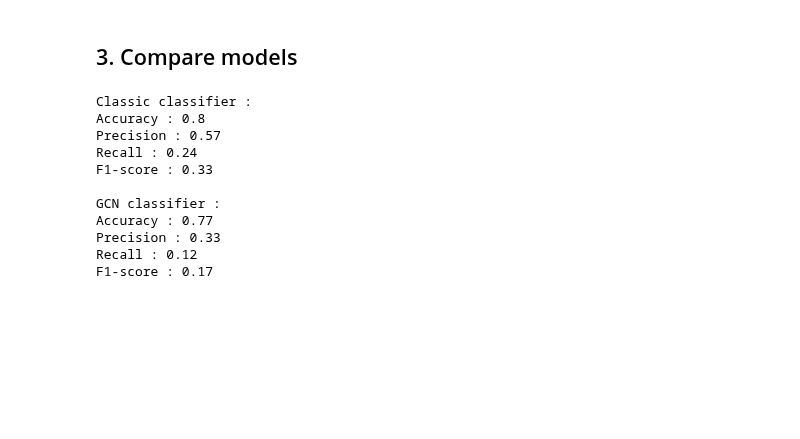
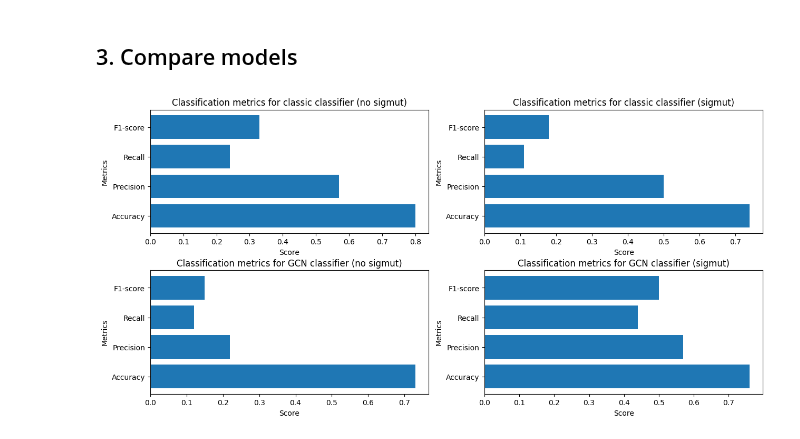
Before and after one commit to Arthur8754/mutational-signatures, a Jupyter notebook: predict-response.ipynb, the cells around one changed output. Cells and saved outputs as stored; diff of their text form; code cells hidden in the pictures; blank space fills up the shorter version.

```diff
--- a/predict-response.ipynb
+++ b/predict-response.ipynb
@@ -98,26 +101,0 @@ auc_gcn = ClassificationMetrics.compute_auc(y, test_scores_gcn)
-# %%
-# Classic :
-print("Classic classifier : ")
-print(f"Accuracy : {acc_classic}")
-print(f"Precision : {pre_classic}")
-print(f"Recall : {rec_classic}")
-print(f"F1-score : {f1_classic}\n")
-
-# GCN :
-print("GCN classifier : ")
-print(f"Accuracy : {acc_gcn}")
-print(f"Precision : {pre_gcn}")
-print(f"Recall : {rec_gcn}")
-print(f"F1-score : {f1_gcn}")
-# %% [output]
-Classic classifier :
-Accuracy : 0.8
-Precision : 0.57
-Recall : 0.24
-F1-score : 0.33
-
-GCN classifier :
-Accuracy : 0.77
-Precision : 0.33
-Recall : 0.12
-F1-score : 0.17
@@ -124 +122,27 @@ F1-score : 0.17
+# %%
+fig, ax = plt.subplots(2,2,figsize=(15,7))
+
+ax[0,0].barh(["Accuracy","Precision","Recall","F1-score"],[acc_classic_no_sigmut, pre_classic_no_sigmut, rec_classic_no_sigmut, f1_classic_no_sigmut])
+ax[0,0].set_xlabel("Score")
+ax[0,0].set_ylabel("Metrics")
+ax[0,0].set_title("Classification metrics for classic classifier (no sigmut)")
+
+ax[0,1].barh(["Accuracy","Precision","Recall","F1-score"],[acc_classic_sigmut, pre_classic_sigmut, rec_classic_sigmut, f1_classic_sigmut])
+ax[0,1].set_xlabel("Score")
+ax[0,1].set_ylabel("Metrics")
+ax[0,1].set_title("Classification metrics for classic classifier (sigmut)")
+
+ax[1,0].barh(["Accuracy","Precision","Recall","F1-score"],[acc_gcn_no_sigmut, pre_gcn_no_sigmut, rec_gcn_no_sigmut, f1_gcn_no_sigmut])
+ax[1,0].set_xlabel("Score")
+ax[1,0].set_ylabel("Metrics")
+ax[1,0].set_title("Classification metrics for GCN classifier (no sigmut)")
+
+ax[1,1].barh(["Accuracy","Precision","Recall","F1-score"],[acc_gcn_sigmut, pre_gcn_sigmut, rec_gcn_sigmut, f1_gcn_sigmut])
+ax[1,1].set_xlabel("Score")
+ax[1,1].set_ylabel("Metrics")
+ax[1,1].set_title("Classification metrics for GCN classifier (sigmut)")
+
+plt.subplots_adjust(hspace=0.3)
+# %% [output]
+[figure, added]
 # %%
```
Also changed, not shown: parts of 14 cells of this notebook, 2 other files.
